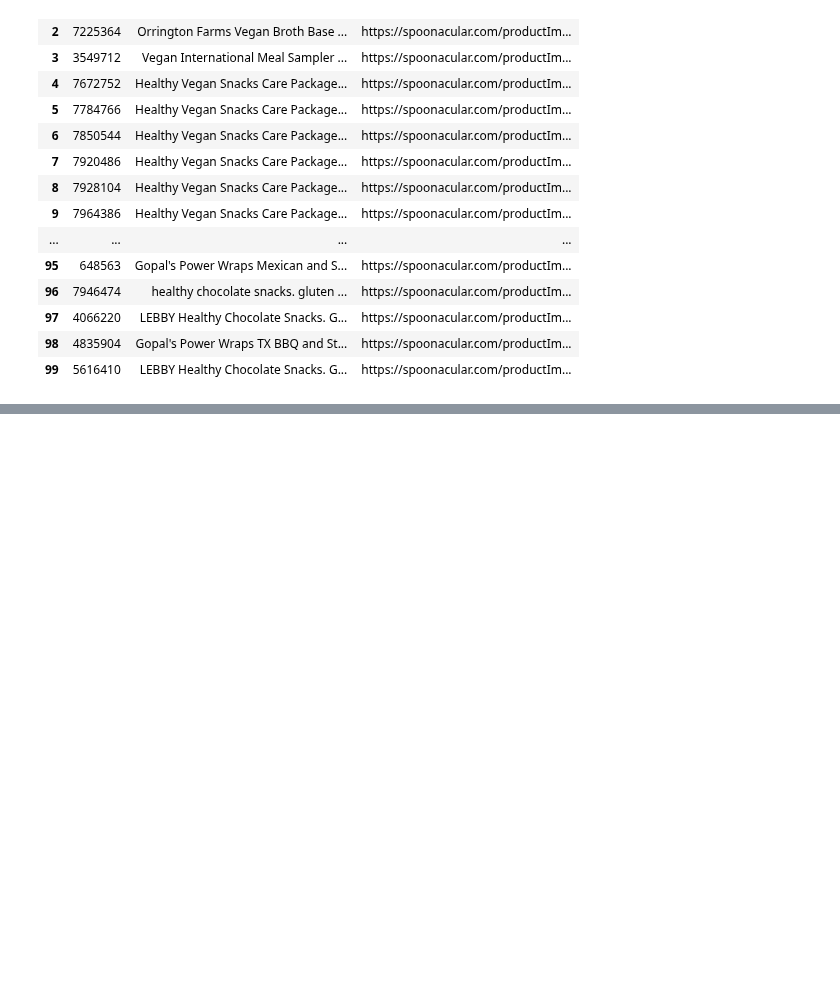
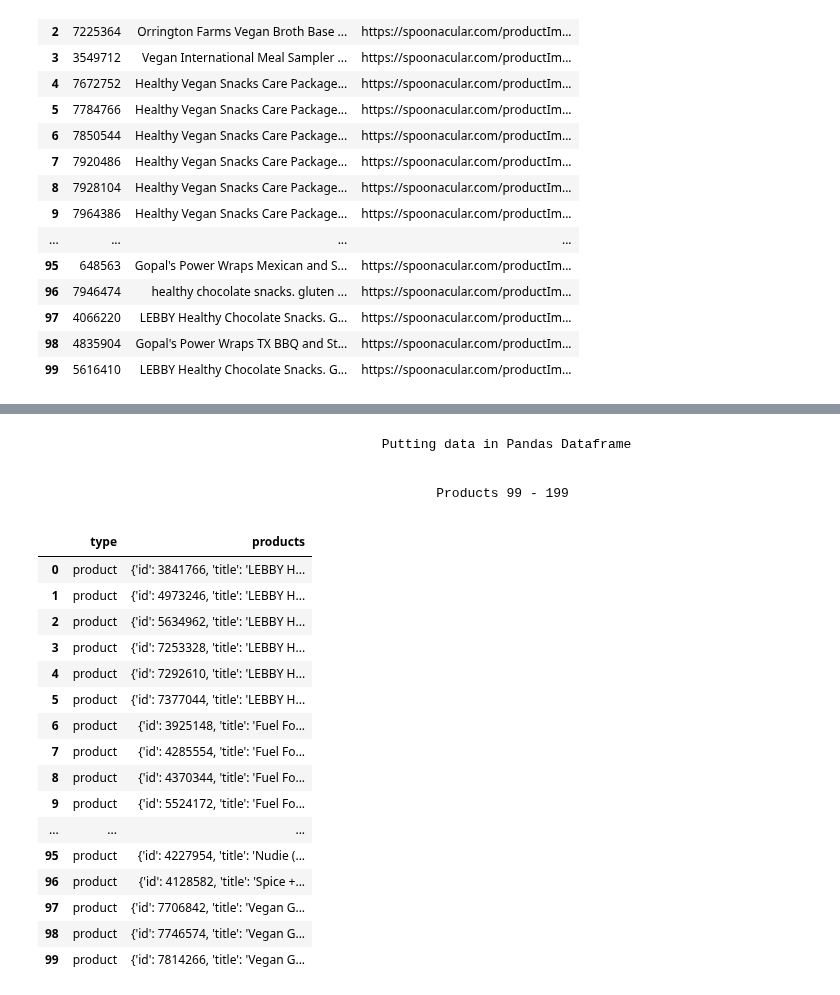
Before and after one commit to elliotkarikari/Product_Weight_Project, a Jupyter notebook: Jupter_notebooks/APIData/Spoonacular API - Product Weights.ipynb, the cells around one changed output, grey strips where cells are left out. Drawn from its saved outputs; the diff is of its cells as text; code cells hidden in the pictures; blank space fills up the shorter version.

```diff
--- a/Jupter_notebooks/APIData/Spoonacular API - Product Weights.ipynb
+++ b/Jupter_notebooks/APIData/Spoonacular API - Product Weights.ipynb
@@ -115,0 +159,28 @@ spoontab.to_csv(r'C:\Users\medekar\Desktop\Product_Weight_Project\Data\Processed
+# %% [markdown]
+                                              Putting data in Pandas Dataframe
+# %% [markdown]
+                                                     Products 99 - 199
+# %%
+spoontab2 = pd.DataFrame(foods_next)
+pd.set_option('display.max_rows',None)
+pd.set_option('display.max_colwidth',None)
+spoontab2.drop(['offset','number','totalProducts','processingTimeMs'], axis=1, inplace=True)
+spoontab2
+# %% [output]
+|  | type | products |
+| 0 | product | {'id': 3841766, 'title': 'LEBBY H... |
+| 1 | product | {'id': 4973246, 'title': 'LEBBY H... |
+| 2 | product | {'id': 5634962, 'title': 'LEBBY H... |
+| 3 | product | {'id': 7253328, 'title': 'LEBBY H... |
+| 4 | product | {'id': 7292610, 'title': 'LEBBY H... |
+| 5 | product | {'id': 7377044, 'title': 'LEBBY H... |
+| 6 | product | {'id': 3925148, 'title': 'Fuel Fo... |
+| 7 | product | {'id': 4285554, 'title': 'Fuel Fo... |
+| 8 | product | {'id': 4370344, 'title': 'Fuel Fo... |
+| 9 | product | {'id': 5524172, 'title': 'Fuel Fo... |
+| ... | ... | ... |
+| 95 | product | {'id': 4227954, 'title': 'Nudie (... |
+| 96 | product | {'id': 4128582, 'title': 'Spice +... |
+| 97 | product | {'id': 7706842, 'title': 'Vegan G... |
+| 98 | product | {'id': 7746574, 'title': 'Vegan G... |
+| 99 | product | {'id': 7814266, 'title': 'Vegan G... |
```
Also changed, not shown: parts of 12 cells of this notebook.
